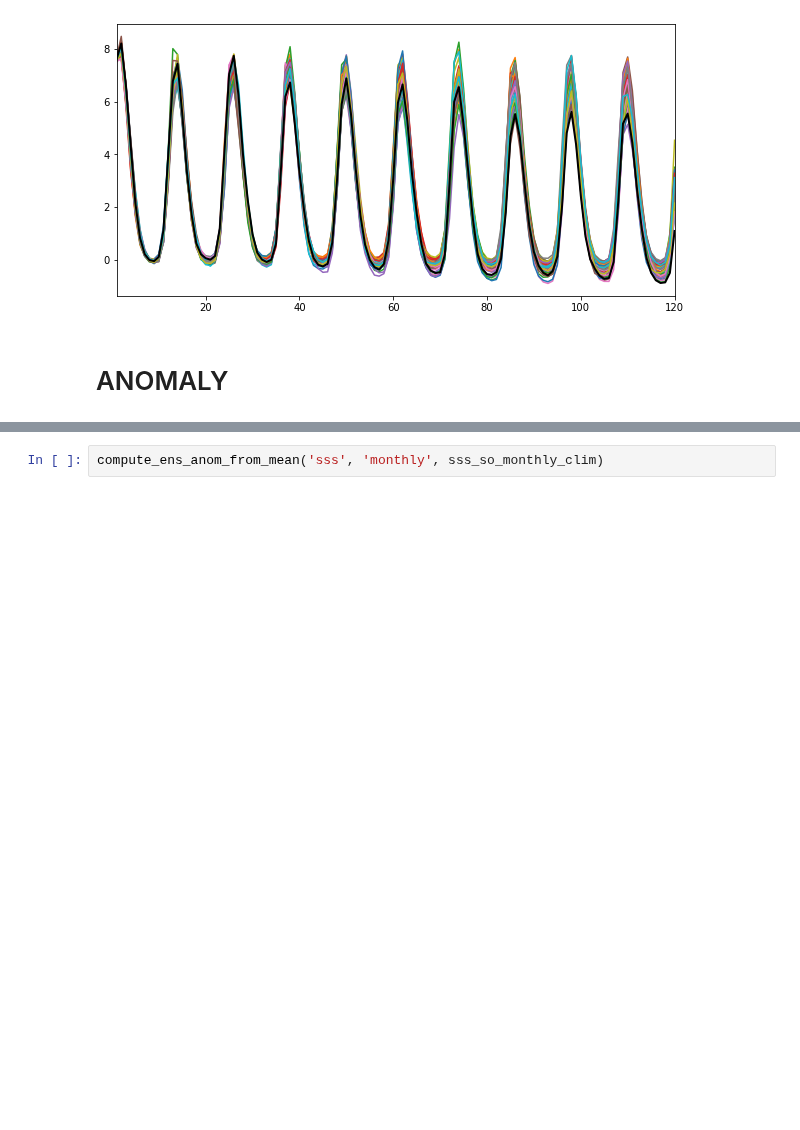
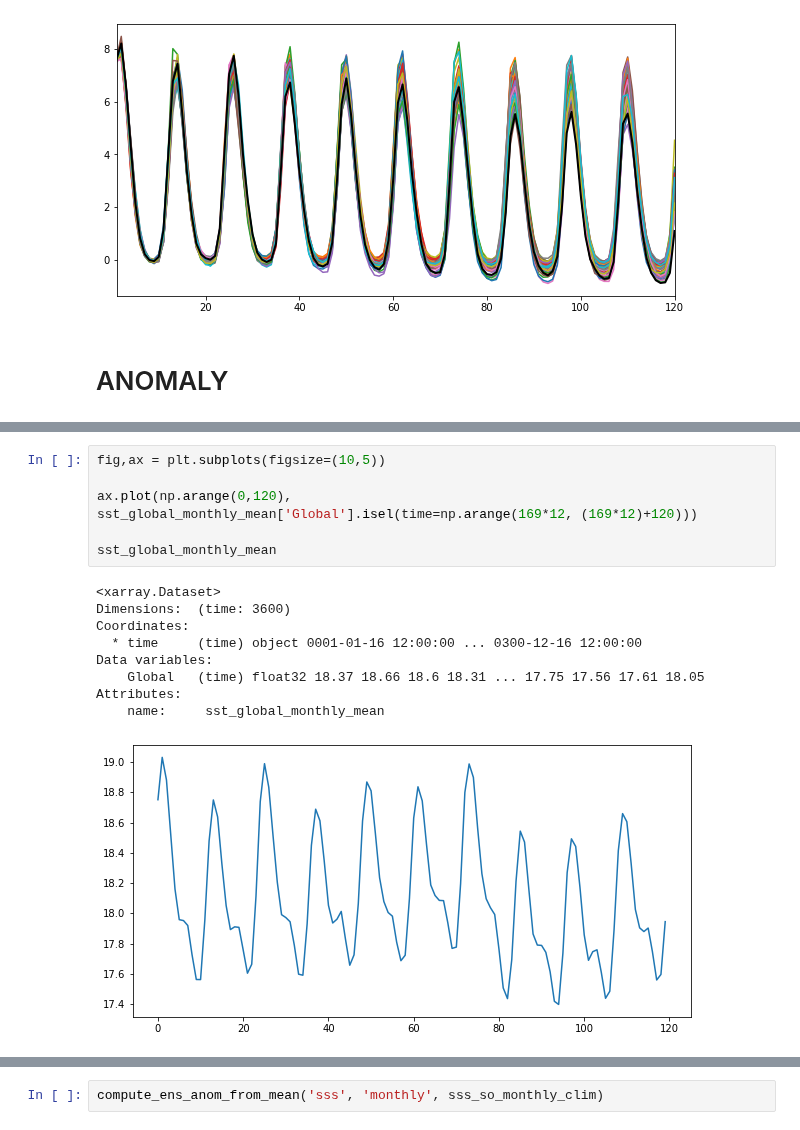
Before and after one commit to bbuchovecky/hmei, a Jupyter notebook: notebooks/ens_ppp_metrics.ipynb, the cells around one changed output, grey strips where cells are left out. Cells and saved outputs as stored; diff of their text form; blank space fills up the shorter version.

```diff
--- a/notebooks/ens_ppp_metrics.ipynb
+++ b/notebooks/ens_ppp_metrics.ipynb
@@ -497 +768,17 @@ def compute_ens_anom_from_mean(var, timescale, ctrl_mean):
+# %%
+fig,ax = plt.subplots(figsize=(10,5))
+
+ax.plot(np.arange(0,120), sst_global_monthly_mean['Global'].isel(time=np.arange(169*12, (169*12)+120)))
+
+sst_global_monthly_mean
+# %% [output]
+<xarray.Dataset>
+Dimensions:  (time: 3600)
+Coordinates:
+  * time     (time) object 0001-01-16 12:00:00 ... 0300-12-16 12:00:00
+Data variables:
+    Global   (time) float32 18.37 18.66 18.6 18.31 ... 17.75 17.56 17.61 18.05
+Attributes:
+    name:     sst_global_monthly_mean
+[figure, added]
 # %%
```
Also changed, not shown: parts of 26 cells of this notebook.
